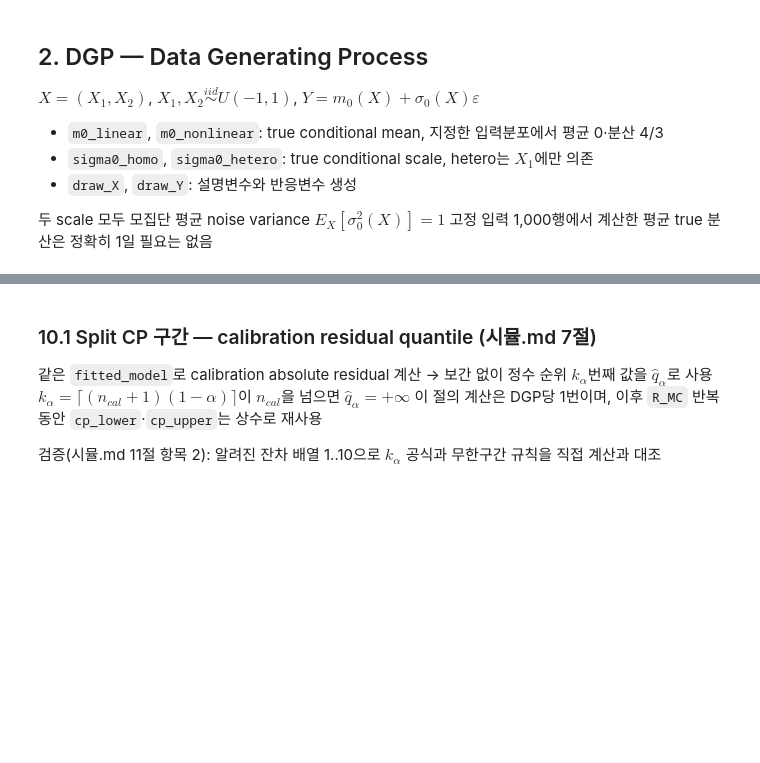
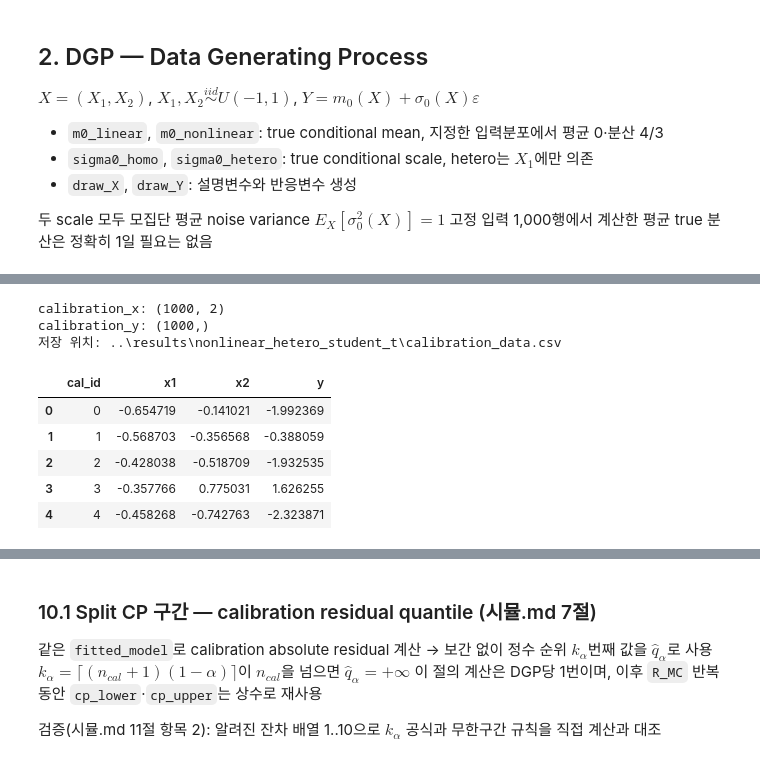
Before and after one commit to cms6090/simulation, a Jupyter notebook: notebooks/simulation.ipynb, the cells around one changed output, grey strips where cells are left out. Drawn from its saved outputs; the diff is of its cells as text; code cells hidden in the pictures; blank space fills up the shorter version.

```diff
--- a/notebooks/simulation.ipynb
+++ b/notebooks/simulation.ipynb
@@ -746,0 +404,30 @@ print(json.dumps(mc_cp_config, ensure_ascii=False, indent=2))
+# %%
+N_CAL = 1000
+CAL_DATASET_ID = 0  # calibration_repeat_policy=fixed_dataset — 실험 전체에서 단일 값으로 고정
+
+# Calibration은 training과 같은 DGP를 사용하되, 입력·오차 모두 별도 stream으로 새로 생성
+calibration_x, calibration_y, calibration_set = generate_fixed_dataset(
+    N_CAL,
+    training_dgp,
+    rng_x=make_rng("cal_x"),
+    rng_eps=make_rng("cal_error", training_dgp.name),
+    id_col="cal_id",
+)
+
+print("calibration_x:", calibration_x.shape)
+print("calibration_y:", calibration_y.shape)
+
+cal_save_path = result_dir / "calibration_data.csv"
+calibration_set.to_csv(cal_save_path, index=False)
+print(f"저장 위치: {cal_save_path}")
+calibration_set.head()
+# %% [output]
+calibration_x: (1000, 2)
+calibration_y: (1000,)
+저장 위치: ..\results\nonlinear_hetero_student_t\calibration_data.csv
+|  | cal_id | x1 | x2 | y |
+| 0 | 0 | -0.654719 | -0.141021 | -1.992369 |
+| 1 | 1 | -0.568703 | -0.356568 | -0.388059 |
+| 2 | 2 | -0.428038 | -0.518709 | -1.932535 |
+| 3 | 3 | -0.357766 | 0.775031 | 1.626255 |
+| 4 | 4 | -0.458268 | -0.742763 | -2.323871 |
```
Also changed, not shown: parts of 64 cells of this notebook.
